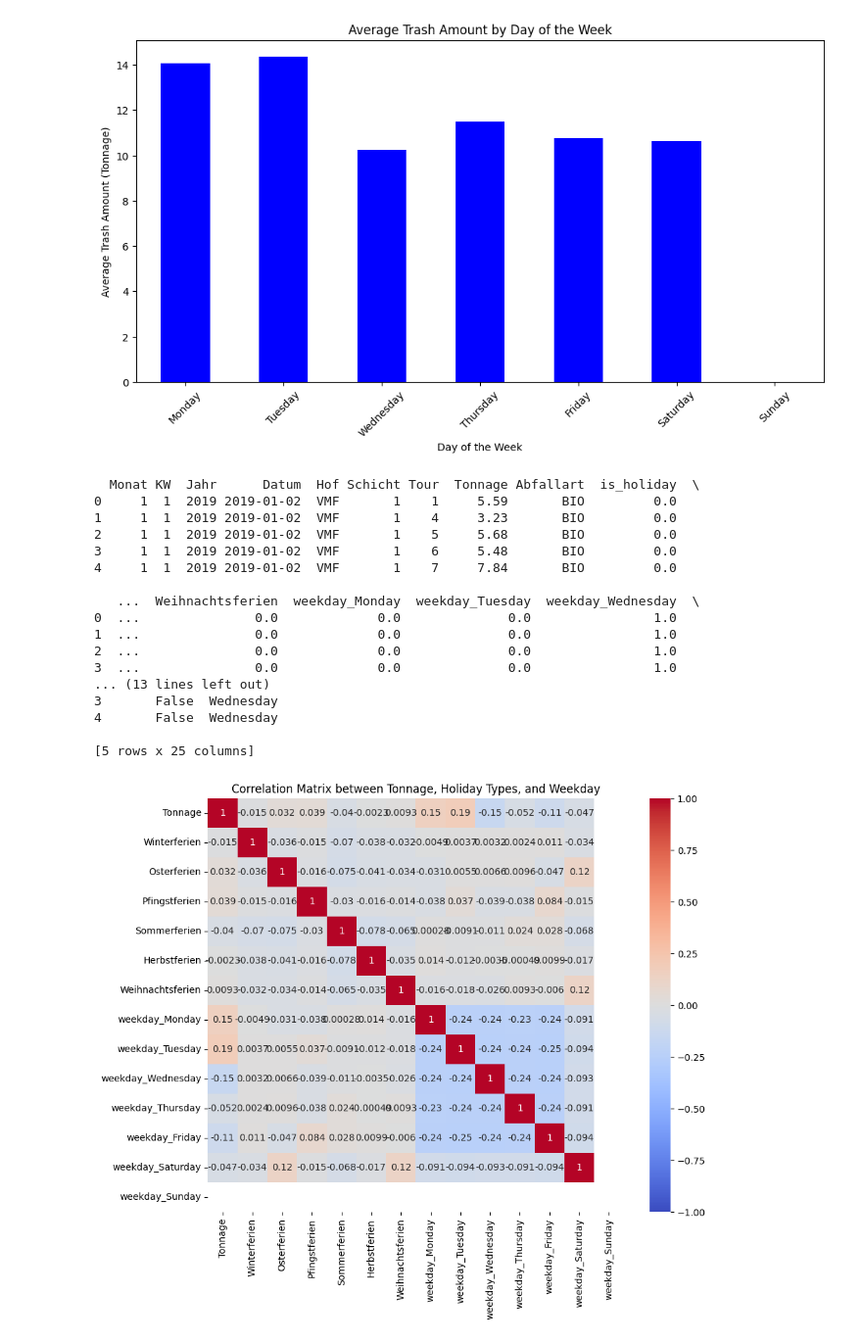
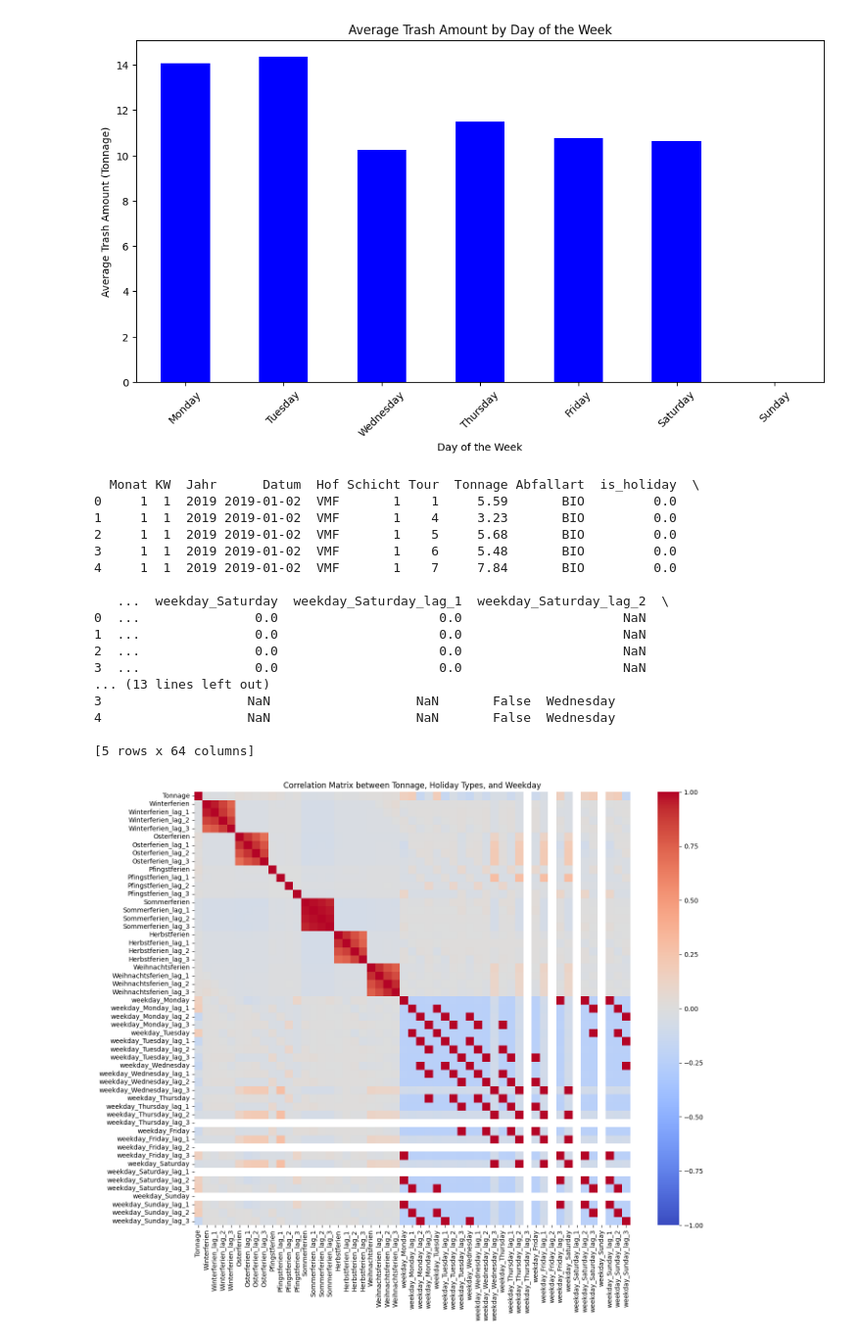
Before and after one commit to FlyingBaum/trash-ml, a Jupyter notebook: notebooks/holidays.ipynb, the cells around one changed output. Shown at 98% size. Cells and saved outputs as stored; diff of their text form; code cells hidden in the pictures.

Commit message:
fill NaN values

```diff
--- a/notebooks/holidays.ipynb
+++ b/notebooks/holidays.ipynb
@@ -231,10 +231,24 @@ features = ['is_holiday',
             'weekday_Sunday'
             ]
 
+# Create lag columns
 for feature in features:
     for lag in range(1, num_lags + 1):
         result_df[f'{feature}_lag_{lag}'] = result_df[feature].shift(lag)
 
+# Fill NaN values in lag columns for weekdays based on the current weekday
+for lag in range(1, num_lags + 1):
+    for weekday in ['Monday', 'Tuesday', 'Wednesday', 'Thursday', 'Friday', 'Saturday', 'Sunday']:
+        result_df[f'weekday_{weekday}_lag_{lag}'] = result_df[f'weekday_{weekday}_lag_{lag}'].fillna(
+            result_df['Datum'].dt.day_name().shift(lag).apply(lambda x: 1 if x == weekday else 0)
+        ).fillna(0).astype(int)
+
+# For holidays, we can assume that if the current day is a holiday, the previous days might also be holidays
+for feature in ['is_holiday', 'Winterferien', 'Osterferien', 'Pfingstferien', 'Sommerferien', 'Herbstferien', 'Weihnachtsferien']:
+    for lag in range(1, num_lags + 1):
+        result_df[f'{feature}_lag_{lag}'] = result_df[f'{feature}_lag_{lag}'].fillna(0).astype(int)
+
+
 print(result_df.head())
 
 result_df.to_csv('../data/holidays-and-weekdays.csv', index=False)
@@ -440,16 +454,16 @@ print(df_bsr_data.head())
 3     1  1  2019 2019-01-02  VMF       1    6     5.48       BIO         0.0
 4     1  1  2019 2019-01-02  VMF       1    7     7.84       BIO         0.0
 
-   ...  Weihnachtsferien  weekday_Monday  weekday_Tuesday  weekday_Wednesday  \
-0  ...               0.0             0.0              0.0                1.0
-1  ...               0.0             0.0              0.0                1.0
-2  ...               0.0             0.0              0.0                1.0
-3  ...               0.0             0.0              0.0                1.0
+   ...  weekday_Saturday  weekday_Saturday_lag_1  weekday_Saturday_lag_2  \
+0  ...               0.0                     0.0                     NaN
+1  ...               0.0                     0.0                     NaN
+2  ...               0.0                     0.0                     NaN
+3  ...               0.0                     0.0                     NaN
 ... (13 lines left out)
-3       False  Wednesday
-4       False  Wednesday
+3                   NaN                   NaN       False  Wednesday
+4                   NaN                   NaN       False  Wednesday
 
-[5 rows x 25 columns]
+[5 rows x 64 columns]
 # %%
 import seaborn as sns
 
@@ -486,33 +500,33 @@ correlation_matrix = df_bsr_data[['Tonnage',
                                             'weekday_Tuesday',
                                             'weekday_Tuesday_lag_1',
                                             'weekday_Tuesday_lag_2',
                                             'weekday_Tuesday_lag_3',
                                             'weekday_Wednesday',
                                             'weekday_Wednesday_lag_1',
                                             'weekday_Wednesday_lag_2',
                                             'weekday_Wednesday_lag_3',
                                             'weekday_Thursday',
                                             'weekday_Thursday_lag_1',
                                             'weekday_Thursday_lag_2',
                                             'weekday_Thursday_lag_3',
                                             'weekday_Friday',
                                             'weekday_Friday_lag_1',
                                             'weekday_Friday_lag_2',
                                             'weekday_Friday_lag_3',
                                             'weekday_Saturday',
                                             'weekday_Saturday_lag_1',
                                             'weekday_Saturday_lag_2',
                                             'weekday_Saturday_lag_3',
                                             'weekday_Sunday',
                                             'weekday_Sunday_lag_1',
                                             'weekday_Sunday_lag_2',
                                             'weekday_Sunday_lag_3'
                                   ]].corr()
 
 # Plotten der aktualisierten Korrelationsmatrix
-plt.figure(figsize=(10, 8))
-sns.heatmap(correlation_matrix, annot=True, cmap='coolwarm', vmin=-1, vmax=1)
+plt.figure(figsize=(15, 12))
+sns.heatmap(correlation_matrix, annot=False, cmap='coolwarm', vmin=-1, vmax=1)
 plt.title('Correlation Matrix between Tonnage, Holiday Types, and Weekday')
 plt.show()
 # %% [output]
-[figure, old version]
+[figure, new version]
```
Also changed, not shown: parts of 2 cells of this notebook, 1 other file.
